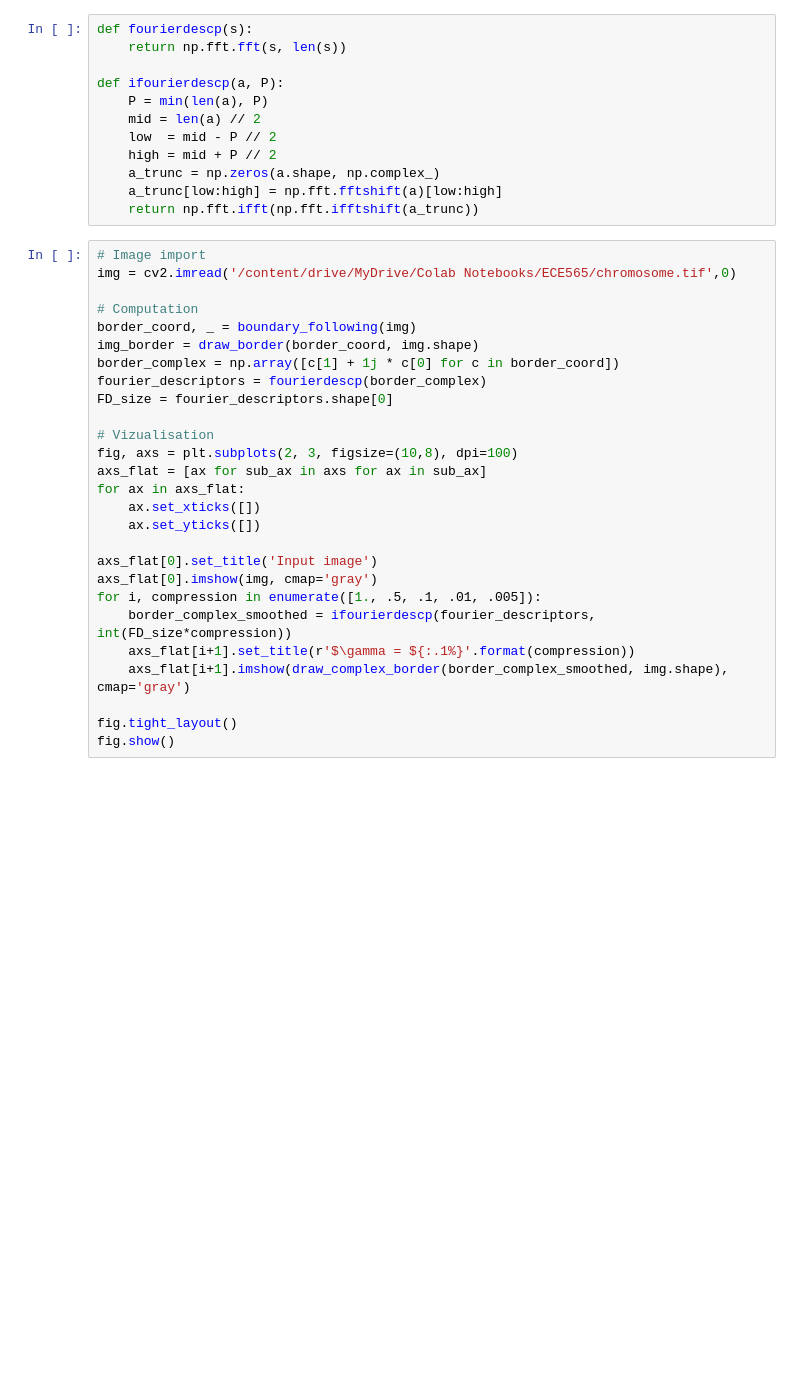
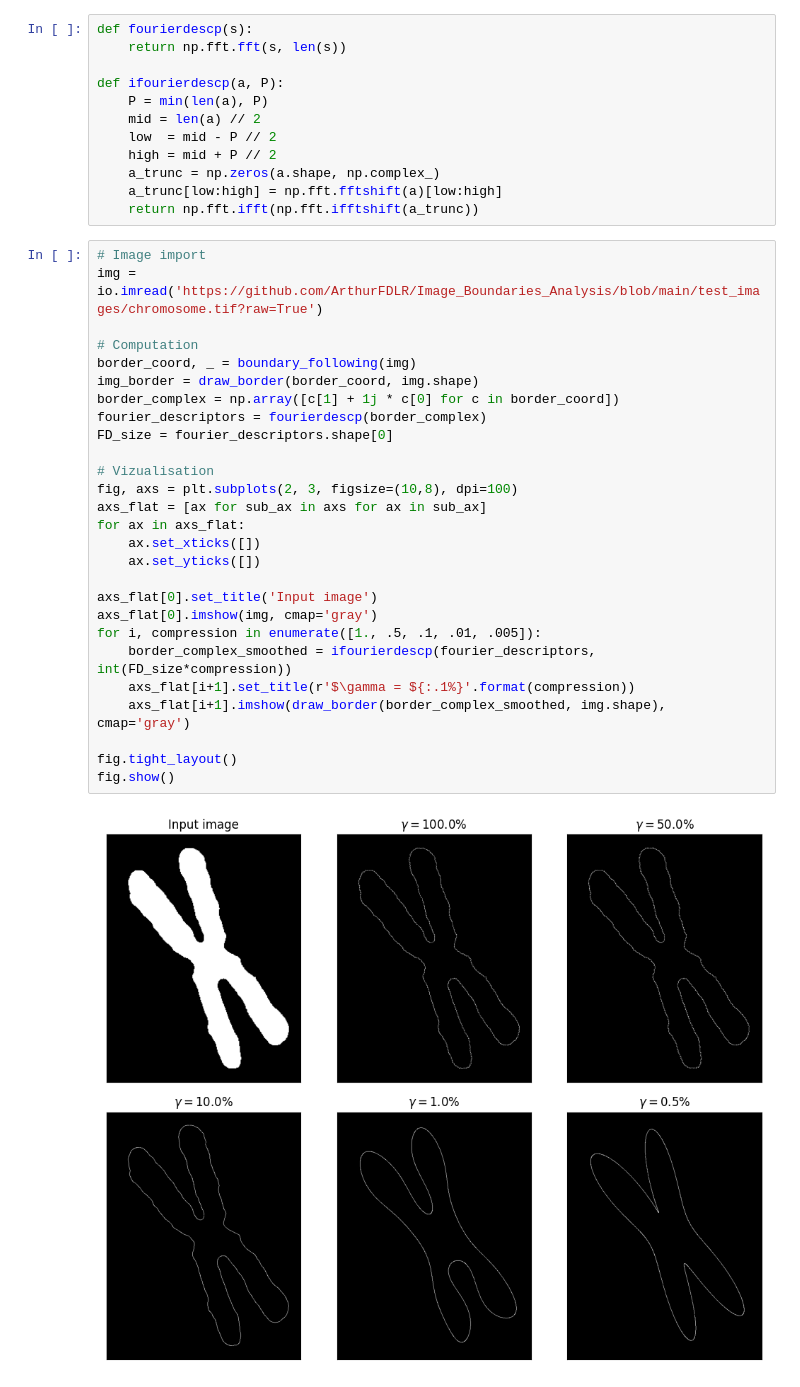
Before and after one commit to ArthurFDLR/Image_Boundaries_Analysis, a Jupyter notebook: Image_Boundaries_Analysis.ipynb, the cells around one changed output. Cells and saved outputs as stored; diff of their text form; blank space fills up the shorter version.

```diff
--- a/Image_Boundaries_Analysis.ipynb
+++ b/Image_Boundaries_Analysis.ipynb
@@ -273,28 +264,30 @@ def ifourierdescp(a, P):
     return np.fft.ifft(np.fft.ifftshift(a_trunc))
 # %%
 # Image import
-img = cv2.imread('/content/drive/MyDrive/Colab Notebooks/ECE565/chromosome.tif',0)
+img = io.imread('https://github.com/ArthurFDLR/Image_Boundaries_Analysis/blob/main/test_images/chromosome.tif?raw=True')
 
 # Computation
 border_coord, _ = boundary_following(img)
 img_border = draw_border(border_coord, img.shape)
 border_complex = np.array([c[1] + 1j * c[0] for c in border_coord])
 fourier_descriptors = fourierdescp(border_complex)
 FD_size = fourier_descriptors.shape[0]
 
 # Vizualisation
 fig, axs = plt.subplots(2, 3, figsize=(10,8), dpi=100)
 axs_flat = [ax for sub_ax in axs for ax in sub_ax]
 for ax in axs_flat:
     ax.set_xticks([])
     ax.set_yticks([])
 
 axs_flat[0].set_title('Input image')
 axs_flat[0].imshow(img, cmap='gray')
 for i, compression in enumerate([1., .5, .1, .01, .005]):
     border_complex_smoothed = ifourierdescp(fourier_descriptors, int(FD_size*compression))
     axs_flat[i+1].set_title(r'$\gamma = ${:.1%}'.format(compression))
-    axs_flat[i+1].imshow(draw_complex_border(border_complex_smoothed, img.shape), cmap='gray')
+    axs_flat[i+1].imshow(draw_border(border_complex_smoothed, img.shape), cmap='gray')
 
 fig.tight_layout()
 fig.show()
+# %% [output]
+[figure, added]
```
Also changed, not shown: parts of 7 cells of this notebook.
